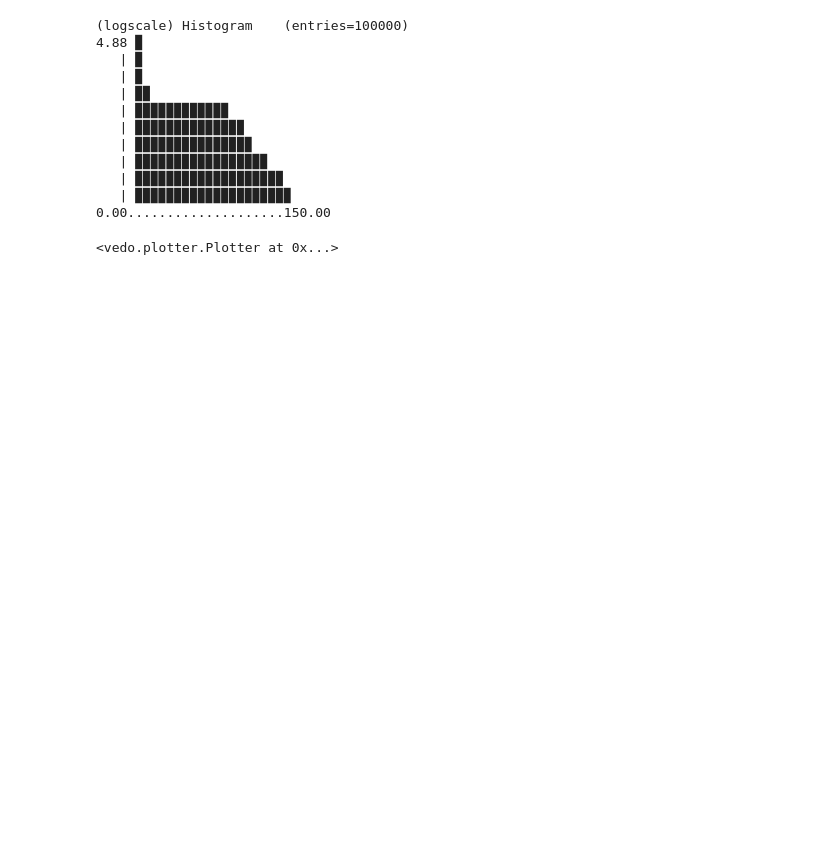
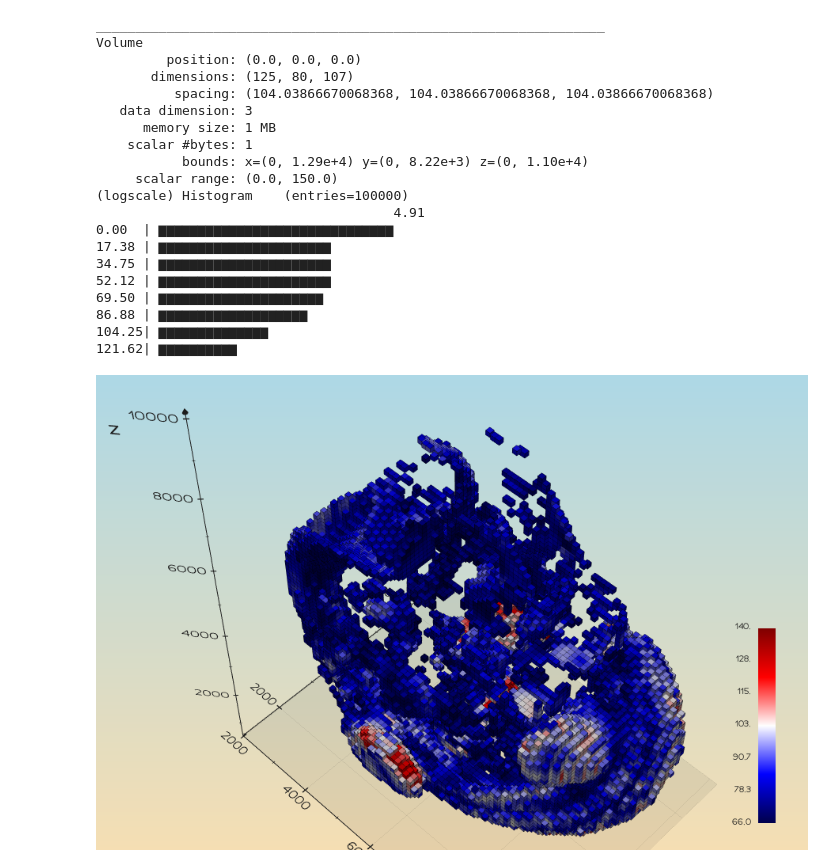
Before and after one commit to marcomusy/vedo, a Jupyter notebook: examples/notebooks/legosurface.ipynb, the cells around one changed output. Saved outputs shown, nothing was run; the diff lists cells and outputs as text; code cells hidden in the pictures; blank space fills up the shorter version.

```diff
--- a/examples/notebooks/legosurface.ipynb
+++ b/examples/notebooks/legosurface.ipynb
@@ -1,34 +1,38 @@
 # %%
 """Represent a volume as lego blocks (voxels). Colors correspond to the volume's scalar."""
+from vedo import settings, Volume, Plotter
 
-# https://matplotlib.org/users/colormaps.html
-from vedo import *
+settings.useDepthPeeling = True
 
-vol = load(dataurl+'embryo.tif') # load Volume
-printHistogram(vol, logscale=True)
-
-vol.crop(back=0.5) # crop 50% from neg. y
+vol = Volume(dataurl+'embryo.tif') # load Volume
+vol.print()
 
 # show lego blocks whose value is between vmin and vmax
-lego = vol.legosurface(vmin=60).cmap('seismic')
+lego = vol.legosurface(vmin=65).cmap('seismic').addScalarBar()
 
-lego.addScalarBar(horizontal=1) # make colormap start at 40
-
-plt = show(lego, viewup='z', axes=1, backend=None)
-plt
+plt = Plotter(backend='2d', axes=1, bg='wheat', bg2='lb', size=(900,600))
+plt.show(lego, viewup='z', zoom=1.75)
 # %% [output]
+_________________________________________________________________
+Volume
+         position: (0.0, 0.0, 0.0)
+       dimensions: (125, 80, 107)
+          spacing: (104.03866670068368, 104.03866670068368, 104.03866670068368)
+   data dimension: 3
+      memory size: 1 MB
+    scalar #bytes: 1
+           bounds: x=(0, 1.29e+4) y=(0, 8.22e+3) z=(0, 1.10e+4)
+     scalar range: (0.0, 150.0)
 (logscale) Histogram    (entries=100000)
-4.88 ▉
-   | ▉
-   | ▉
-   | ▉▉
-   | ▉▉▉▉▉▉▉▉▉▉▉▉
-   | ▉▉▉▉▉▉▉▉▉▉▉▉▉▉
-   | ▉▉▉▉▉▉▉▉▉▉▉▉▉▉▉
-   | ▉▉▉▉▉▉▉▉▉▉▉▉▉▉▉▉▉
-   | ▉▉▉▉▉▉▉▉▉▉▉▉▉▉▉▉▉▉▉
-   | ▉▉▉▉▉▉▉▉▉▉▉▉▉▉▉▉▉▉▉▉
-0.00....................150.00
+                                      4.91
+0.00  | ▆▆▆▆▆▆▆▆▆▆▆▆▆▆▆▆▆▆▆▆▆▆▆▆▆▆▆▆▆▆
+17.38 | ▆▆▆▆▆▆▆▆▆▆▆▆▆▆▆▆▆▆▆▆▆▆
+34.75 | ▆▆▆▆▆▆▆▆▆▆▆▆▆▆▆▆▆▆▆▆▆▆
+52.12 | ▆▆▆▆▆▆▆▆▆▆▆▆▆▆▆▆▆▆▆▆▆▆
+69.50 | ▆▆▆▆▆▆▆▆▆▆▆▆▆▆▆▆▆▆▆▆▆
+86.88 | ▆▆▆▆▆▆▆▆▆▆▆▆▆▆▆▆▆▆▆
+104.25| ▆▆▆▆▆▆▆▆▆▆▆▆▆▆
+121.62| ▆▆▆▆▆▆▆▆▆▆
-<vedo.plotter.Plotter at 0x...>
+[figure, added]
 # %%
 plt.close()
```
Also changed, not shown: 7 other files.
